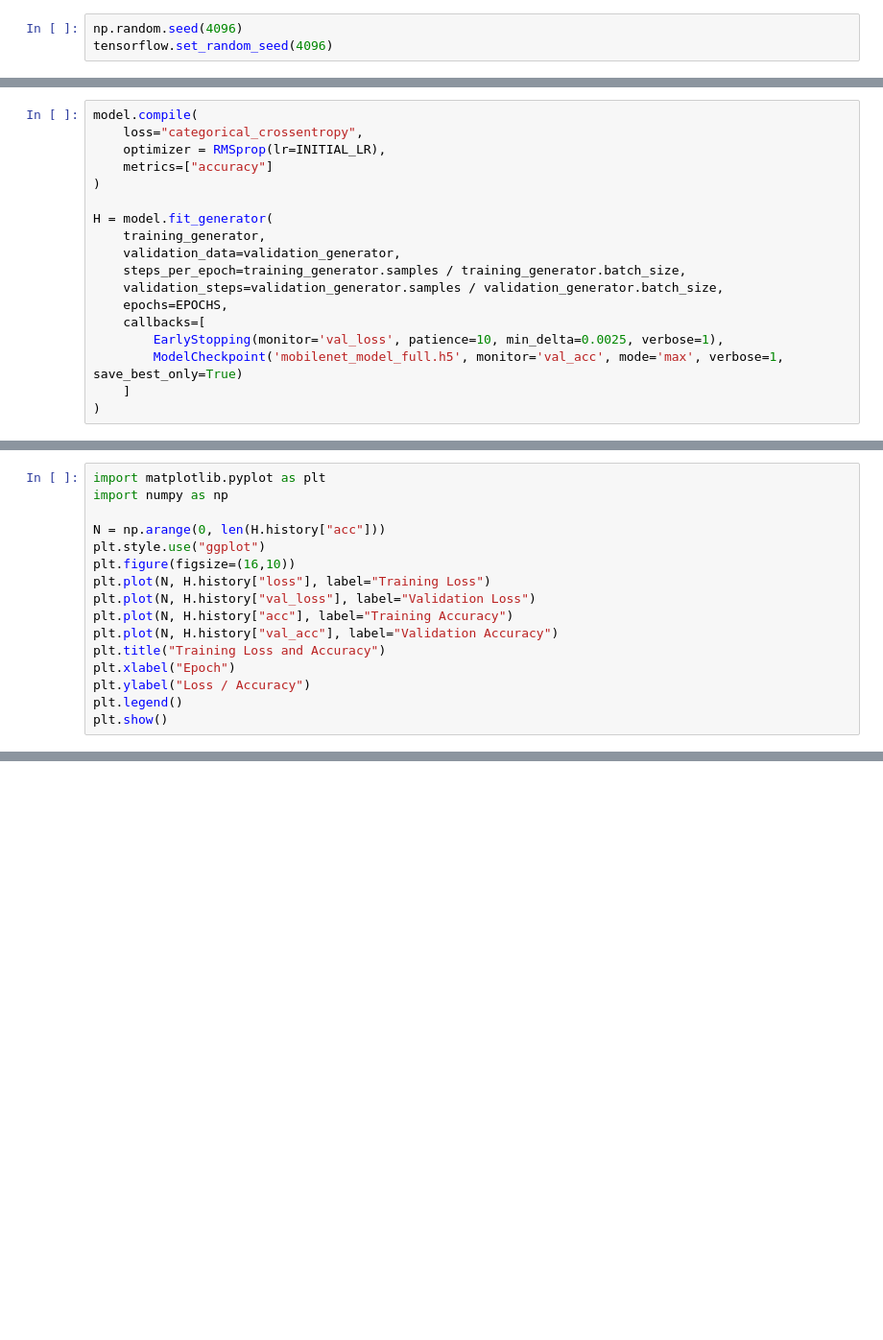
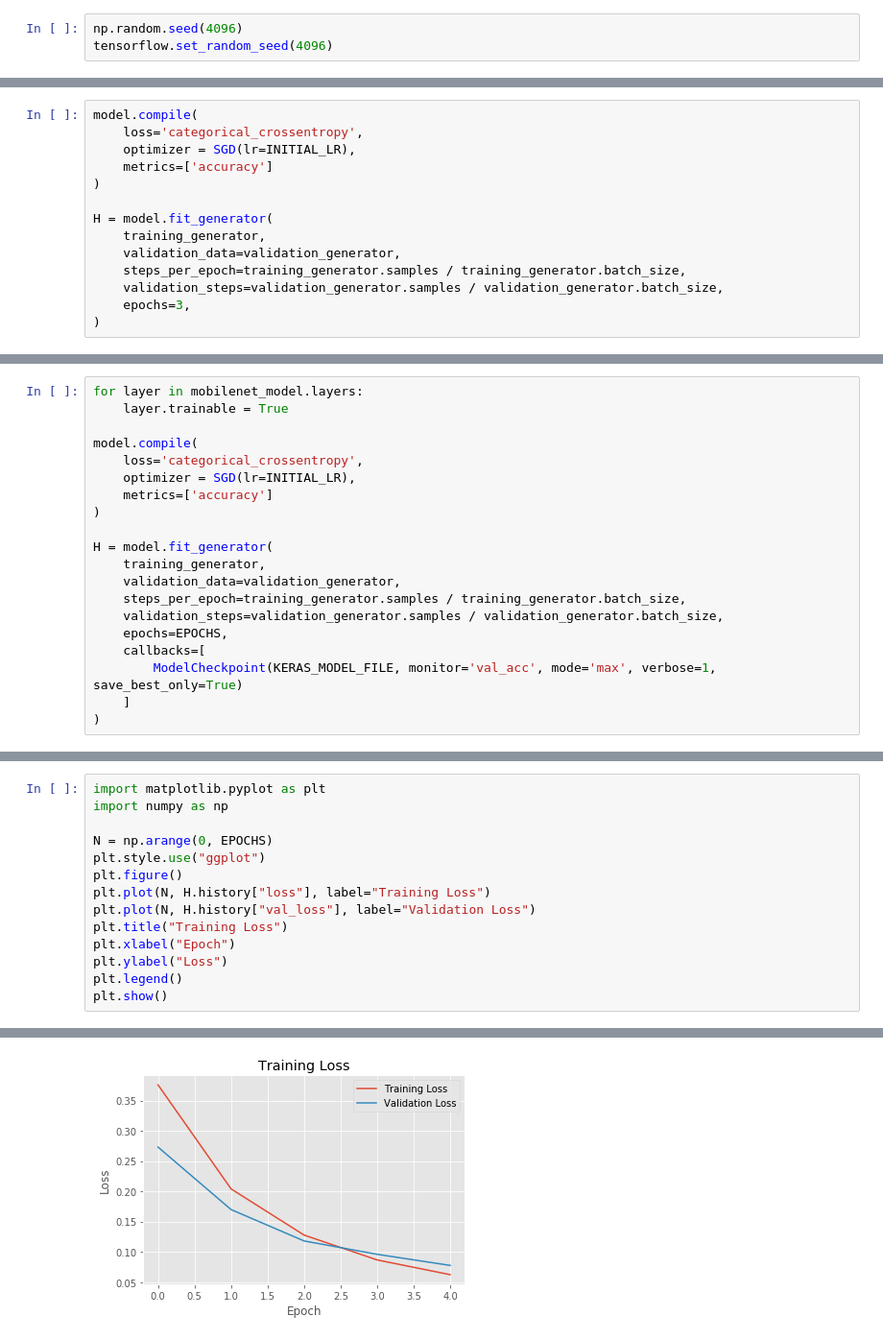
Before and after one commit to hotplot/bad-cat, a Jupyter notebook: TrainMobileNetV2.ipynb, the cells around one changed output, grey strips where cells are left out. Shown: that part at 96% size. Drawn from its saved outputs; the diff is of its cells as text; blank space fills up the shorter version.

```diff
--- a/TrainMobileNetV2.ipynb
+++ b/TrainMobileNetV2.ipynb
@@ -123,0 +126,14 @@ _________________________________________________________________
+# %%
+model.compile(
+    loss='categorical_crossentropy',
+    optimizer = SGD(lr=INITIAL_LR),
+    metrics=['accuracy']
+)
+
+H = model.fit_generator(
+    training_generator,
+    validation_data=validation_generator,
+    steps_per_epoch=training_generator.samples / training_generator.batch_size,
+    validation_steps=validation_generator.samples / validation_generator.batch_size,
+    epochs=3,
+)
@@ -124,8 +152,11 @@ _________________________________________________________________
 # %%
+for layer in mobilenet_model.layers:
+    layer.trainable = True
+
 model.compile(
-    loss="categorical_crossentropy",
-    optimizer = RMSprop(lr=INITIAL_LR),
-    metrics=["accuracy"]
+    loss='categorical_crossentropy',
+    optimizer = SGD(lr=INITIAL_LR),
+    metrics=['accuracy']
 )
 
 H = model.fit_generator(
@@ -135,8 +166,7 @@ H = model.fit_generator(
     validation_steps=validation_generator.samples / validation_generator.batch_size,
     epochs=EPOCHS,
     callbacks=[
-        EarlyStopping(monitor='val_loss', patience=10, min_delta=0.0025, verbose=1),
-        ModelCheckpoint('mobilenet_model_full.h5', monitor='val_acc', mode='max', verbose=1, save_best_only=True)
+        ModelCheckpoint(KERAS_MODEL_FILE, monitor='val_acc', mode='max', verbose=1, save_best_only=True)
     ]
 )
 # %% [output]
@@ -163,16 +220,14 @@ Epoch 00025: val_acc did not improve from 0.98748
 import matplotlib.pyplot as plt
 import numpy as np
 
-N = np.arange(0, len(H.history["acc"]))
+N = np.arange(0, EPOCHS)
 plt.style.use("ggplot")
-plt.figure(figsize=(16,10))
+plt.figure()
 plt.plot(N, H.history["loss"], label="Training Loss")
 plt.plot(N, H.history["val_loss"], label="Validation Loss")
-plt.plot(N, H.history["acc"], label="Training Accuracy")
-plt.plot(N, H.history["val_acc"], label="Validation Accuracy")
-plt.title("Training Loss and Accuracy")
+plt.title("Training Loss")
 plt.xlabel("Epoch")
-plt.ylabel("Loss / Accuracy")
+plt.ylabel("Loss")
 plt.legend()
 plt.show()
 # %% [output]
@@ -179,0 +234 @@ plt.show()
+[figure, added]
```
Also changed, not shown: parts of 23 cells of this notebook, 7 other files.
